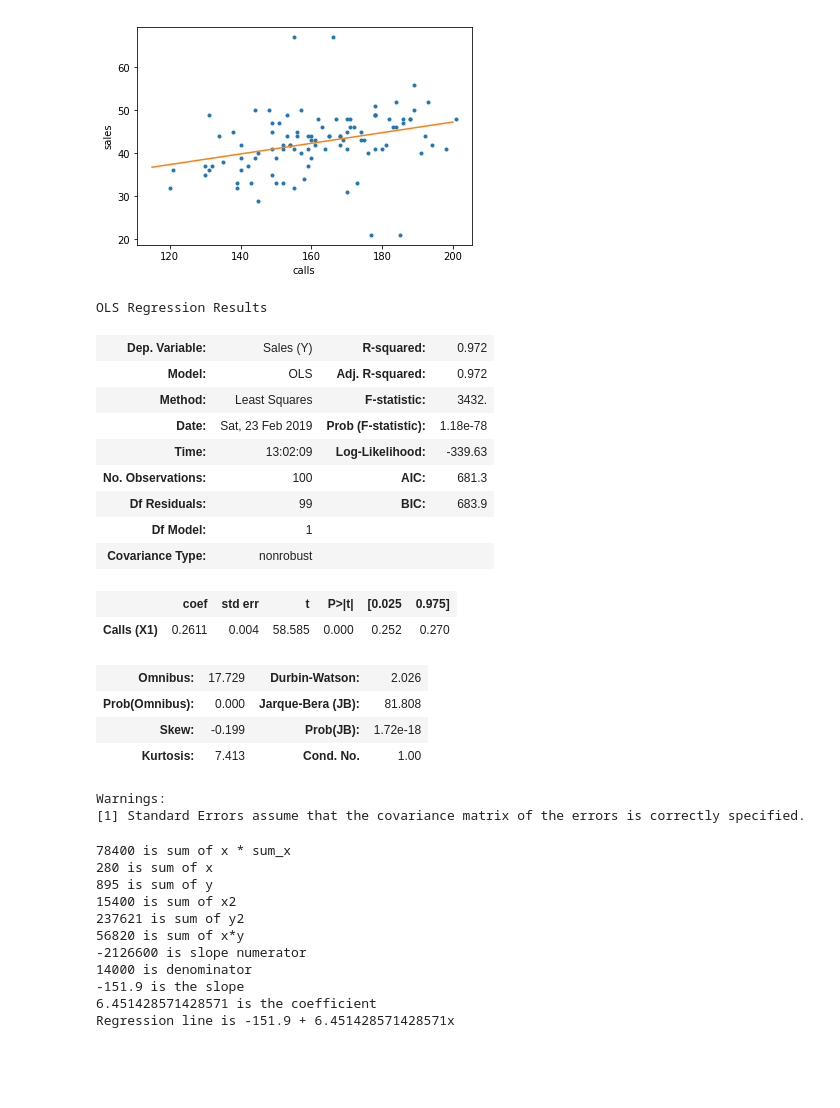
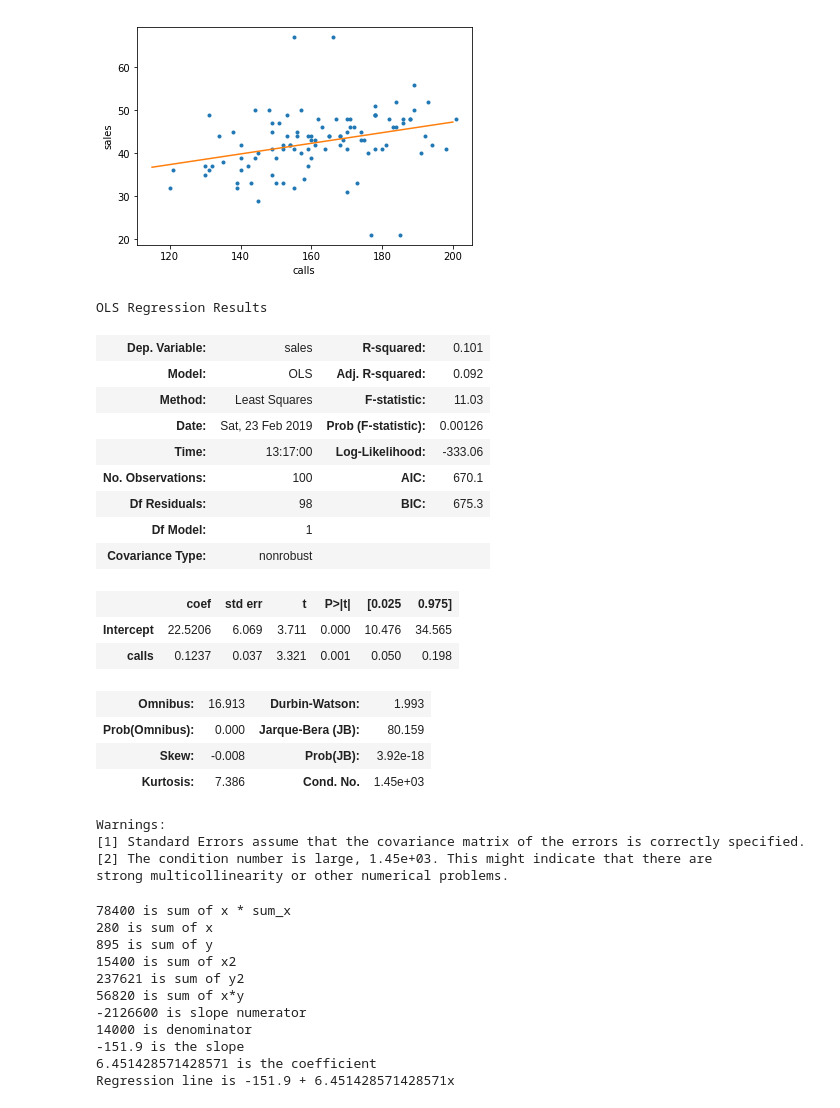
Before and after one commit to lerenah/statistics, a Jupyter notebook: MATH534.ipynb, the cells around one changed output. Saved outputs shown, nothing was run; the diff lists cells and outputs as text; code cells hidden in the pictures; blank space fills up the shorter version.

Commit message:
update regression code

```diff
--- a/MATH534.ipynb
+++ b/MATH534.ipynb
@@ -517,30 +516,31 @@ plt.show()
 slope = 0.12373017986740606 calls
 intercept =  22.520558483064313 sales
 [figure]
-# %%
-# Using statsmodels...
-model = sm.OLS(endog=sales, exog= calls)
-results = model.fit()
-results.summary()
-# %% [output]
-OLS Regression Results
-| Dep. Variable: | Sales (Y) | R-squared: | 0.972 |
-| Model: | OLS | Adj. R-squared: | 0.972 |
-| Method: | Least Squares | F-statistic: | 3432. |
-| Date: | Sat, 23 Feb 2019 | Prob (F-statistic): | 1.18e-78 |
-| Time: | 13:02:09 | Log-Likelihood: | -339.63 |
-| No. Observations: | 100 | AIC: | 681.3 |
-| Df Residuals: | 99 | BIC: | 683.9 |
-| Df Model: | 1 |  |  |
-| Covariance Type: | nonrobust |  |  |
-|  | coef | std err | t | P>|t| | [0.025 | 0.975] |
-| Calls (X1) | 0.2611 | 0.004 | 58.585 | 0.000 | 0.252 | 0.270 |
-| Omnibus: | 17.729 | Durbin-Watson: | 2.026 |
-| Prob(Omnibus): | 0.000 | Jarque-Bera (JB): | 81.808 |
-| Skew: | -0.199 | Prob(JB): | 1.72e-18 |
-| Kurtosis: | 7.413 | Cond. No. | 1.00 |
-Warnings:
-[1] Standard Errors assume that the covariance matrix of the errors is correctly specified.
+# %%
+lm = smapi.ols(formula="sales ~ calls", data=df).fit()
+lm.summary()
+# %% [output]
+OLS Regression Results
+| Dep. Variable: | sales | R-squared: | 0.101 |
+| Model: | OLS | Adj. R-squared: | 0.092 |
+| Method: | Least Squares | F-statistic: | 11.03 |
+| Date: | Sat, 23 Feb 2019 | Prob (F-statistic): | 0.00126 |
+| Time: | 13:17:00 | Log-Likelihood: | -333.06 |
+| No. Observations: | 100 | AIC: | 670.1 |
+| Df Residuals: | 98 | BIC: | 675.3 |
+| Df Model: | 1 |  |  |
+| Covariance Type: | nonrobust |  |  |
+|  | coef | std err | t | P>|t| | [0.025 | 0.975] |
+| Intercept | 22.5206 | 6.069 | 3.711 | 0.000 | 10.476 | 34.565 |
+| calls | 0.1237 | 0.037 | 3.321 | 0.001 | 0.050 | 0.198 |
+| Omnibus: | 16.913 | Durbin-Watson: | 1.993 |
+| Prob(Omnibus): | 0.000 | Jarque-Bera (JB): | 80.159 |
+| Skew: | -0.008 | Prob(JB): | 3.92e-18 |
+| Kurtosis: | 7.386 | Cond. No. | 1.45e+03 |
+Warnings:
+[1] Standard Errors assume that the covariance matrix of the errors is correctly specified.
+[2] The condition number is large, 1.45e+03. This might indicate that there are
+strong multicollinearity or other numerical problems.
 # %%
 xa = 20
 xb = 30
```
Also changed, not shown: parts of 1 cell of this notebook.
